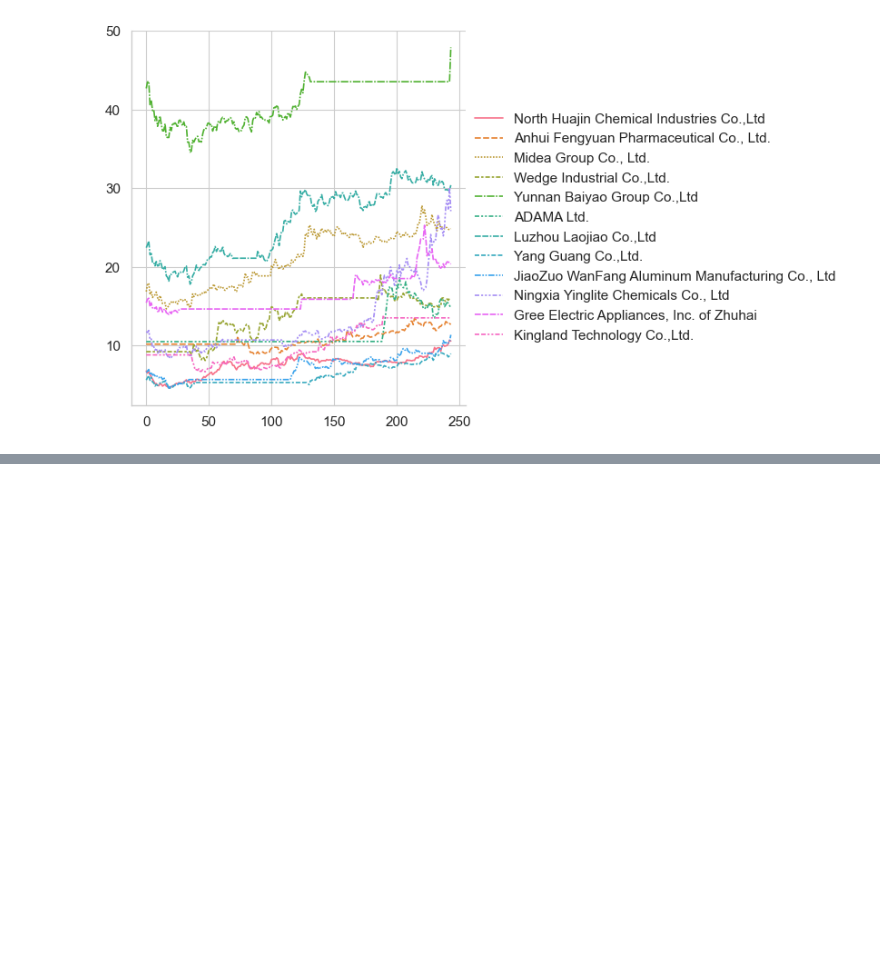
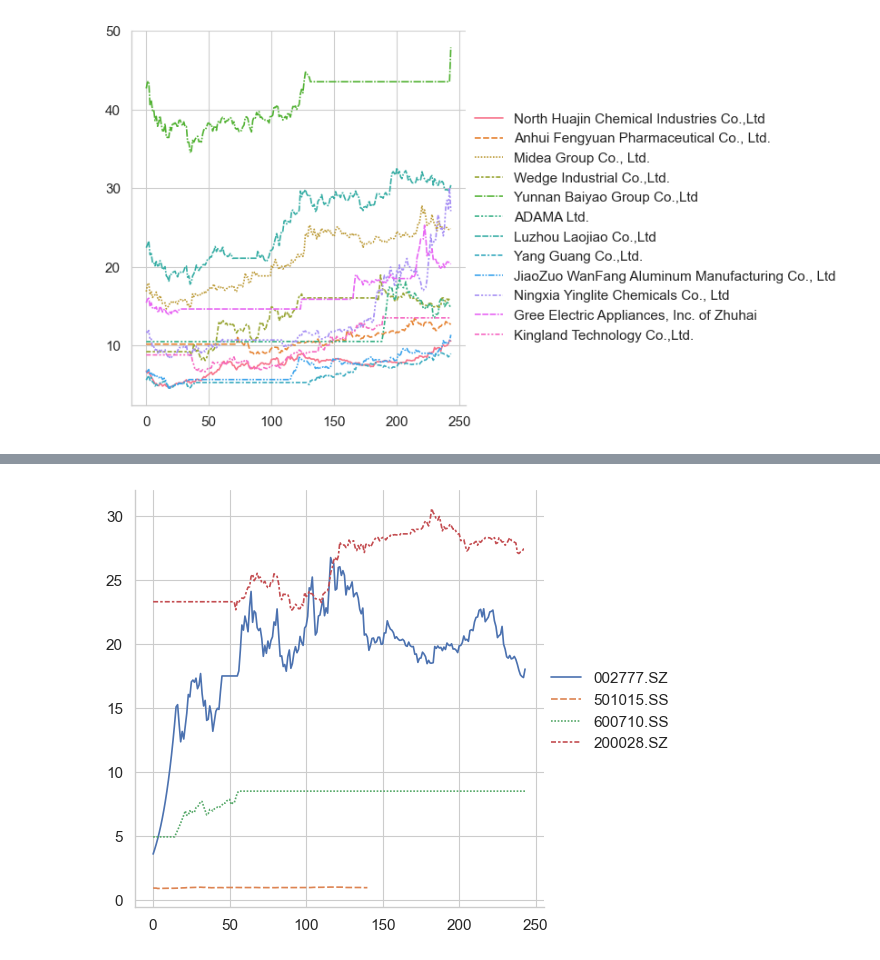
Before and after one commit to X-D-R/ChinaStockMarket, a Jupyter notebook: GetInfo.ipynb, the cells around one changed output, grey strips where cells are left out. Cells and saved outputs as stored; diff of their text form; code cells hidden in the pictures; blank space fills up the shorter version.

```diff
--- a/GetInfo.ipynb
+++ b/GetInfo.ipynb
@@ -87 +87,12 @@ new_data_VaR.to_excel('outputReturnsVaRResult.xlsx', index=False)
+# %%
+# проверка VaR
+import seaborn as sns
+data = pd.read_excel('outputNew.xlsx', usecols=["002777.SZ", "600710.SS", "501015.SS", "200028.SZ"])
+sns.set_theme('paper', font_scale=1.25)
+sns.set_style("whitegrid")
+g = sns.relplot(
+    data=data, kind="line",
+)
+# %% [output]
+[figure, added]
 # %%
```
Also changed, not shown: parts of 12 cells of this notebook, 8 other files.
